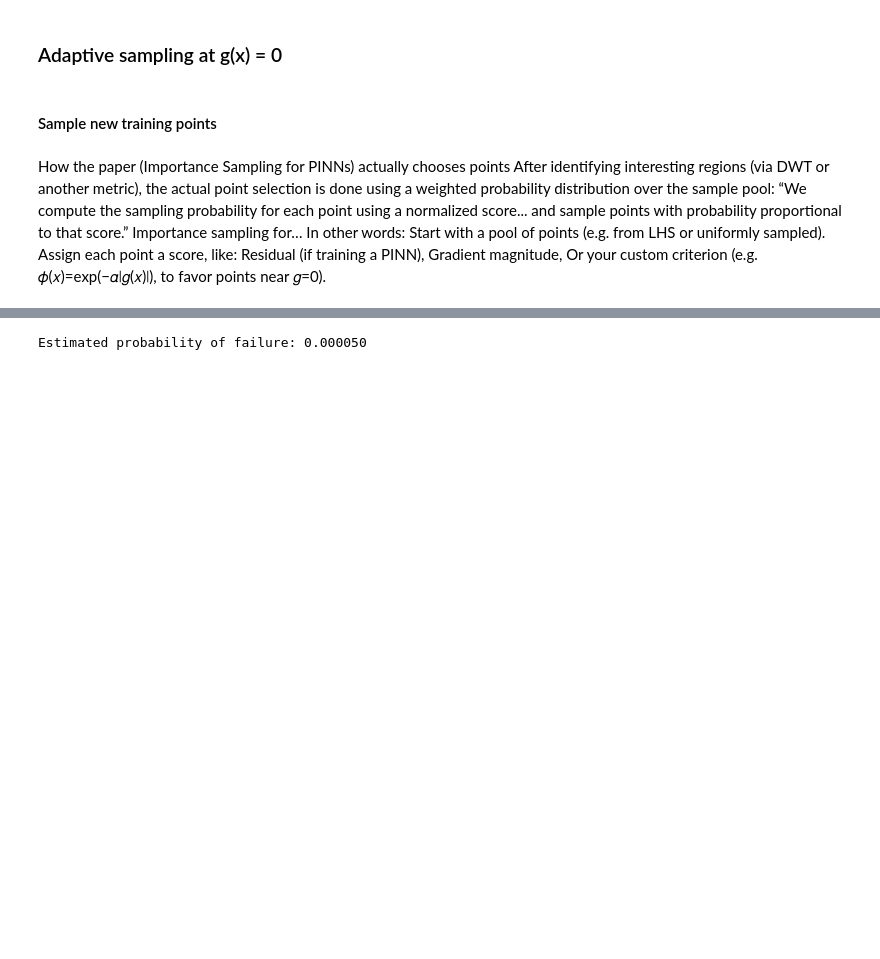
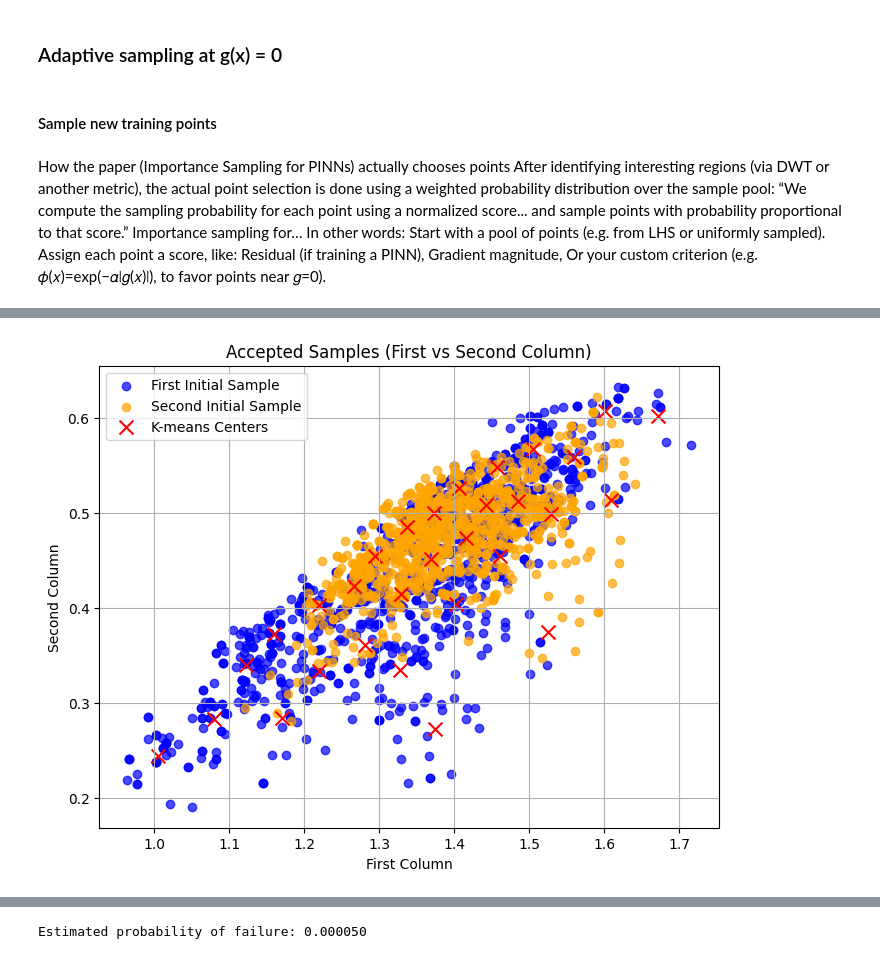
Before and after one commit to jolu2111/Master_thesis, a Jupyter notebook: Code/05_Normalization.ipynb, the cells around one changed output, grey strips where cells are left out. Cells and saved outputs as stored; diff of their text form; code cells hidden in the pictures; blank space fills up the shorter version.

```diff
--- a/Code/05_Normalization.ipynb
+++ b/Code/05_Normalization.ipynb
@@ -854,14 +880,11 @@ def pdf_value(values, norm_info):
     - specs:   dict with specs for each parameter"""
     """Output:
     - pdf:  (N,) array of pdf values for each combination of parameters"""
-    norm_info = norm_info.copy()
-    norm_info.pop('t', None)
+    norm_info_cop = norm_info.copy()
+    norm_info_cop.pop('t', None)
     pdf = np.ones(values.shape[0])
-    for i, param in enumerate(norm_info.keys()):
-        mean = norm_info[param]['mean']
-        std = norm_info[param]['std']
+    for i, param in enumerate(norm_info_cop.keys()):
+        mean = norm_info_cop[param]['mean']
+        std = norm_info_cop[param]['std']
         pdf *= norm.pdf(values[:, i], loc=mean, scale=std)
     return pdf
-# %%
-def metropolis_hastings(num_samples, initial_point, burn_in):
-    ''' have to have npt only one u_ but u, (u_corr and u_prop) have to be lists. '''
@@ -867,0 +999,2 @@ def metropolis_hastings(num_samples, initial_point, burn_in):
+# %%
+accepted_samples, accepted_count = (metropolis_hastings(t_coll, 1000, 100, 2, params['norm_info'], specs, proposal_scale = 0.2))
@@ -867,0 +1027,27 @@ def metropolis_hastings(num_samples, initial_point, burn_in):
+# %%
+kmeans_centers = select_cluster_centers(accepted_samples, n_clusters=30, random_state=0)
+# %%
+# Extract the first and second columns of accepted_samples
+x_accepted = accepted_samples[:, :, 0]  # First column
+y_accepted = accepted_samples[:, :, 1]  # Second column
+
+# Create a scatter plot
+plt.figure(figsize=(8, 6))
+
+# Plot for the first initial sample
+plt.scatter(x_accepted[:, 0], y_accepted[:, 0], color='blue', label='First Initial Sample', alpha=0.7)
+
+# Plot for the second initial sample
+plt.scatter(x_accepted[:, 1], y_accepted[:, 1], color='orange', label='Second Initial Sample', alpha=0.7)
+
+# Plot for the k-means cluster centers
+plt.scatter(kmeans_centers[:, 0], kmeans_centers[:, 1], color='red', label='K-means Centers', marker='x', s=100)
+
+plt.title('Accepted Samples (First vs Second Column)')
+plt.xlabel('First Column')
+plt.ylabel('Second Column')
+plt.legend()
+plt.grid(True)
+plt.show()
+# %% [output]
+[figure, added]
```
Also changed, not shown: parts of 24 cells of this notebook, 7 other files.
